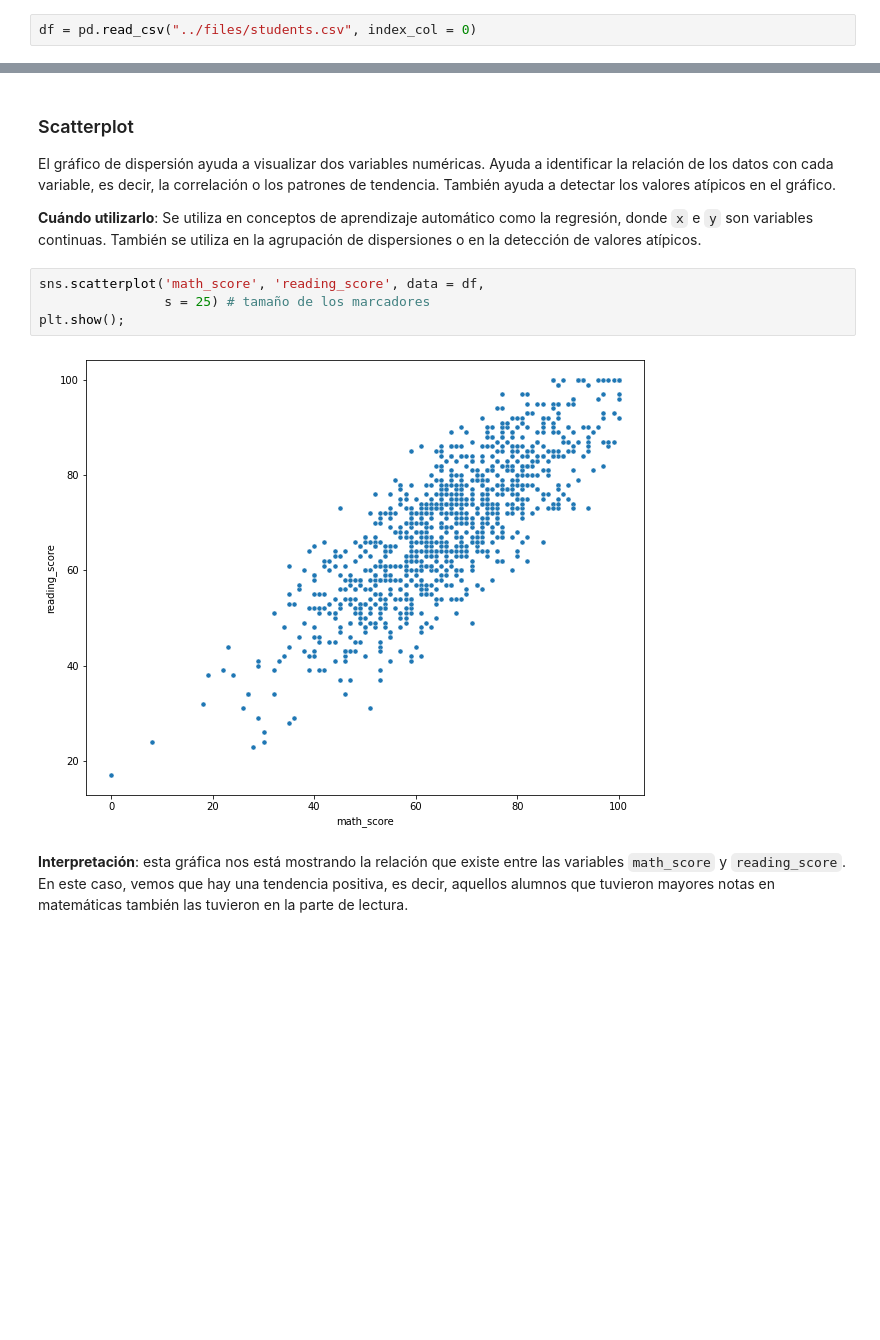
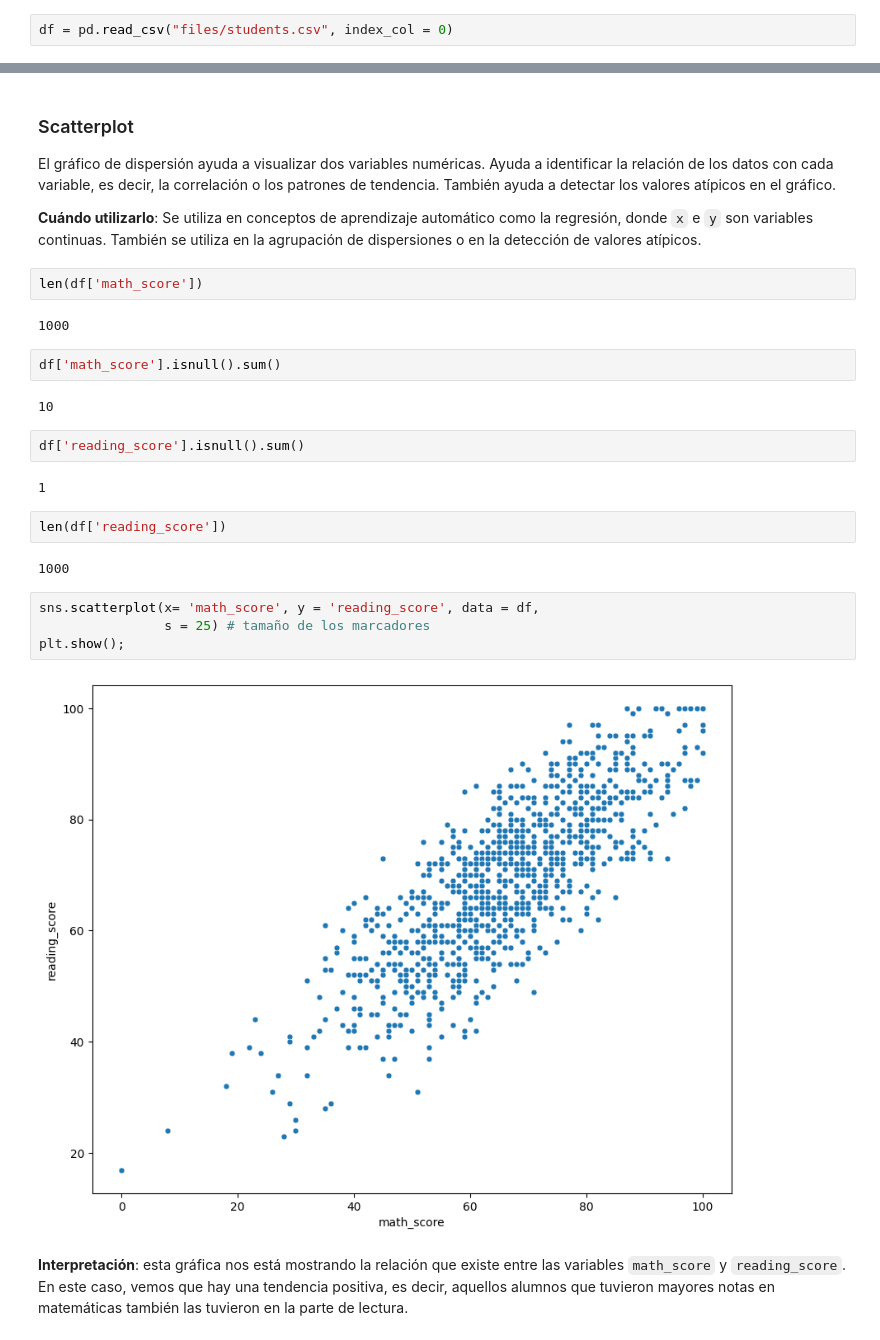
Before and after one commit to paulafuenteg/ejercicios_clase, a Jupyter notebook: EDA/EDA-III_Analisis-Exploratorio-Grafico.ipynb, the cells around one changed output, grey strips where cells are left out. Saved outputs shown, nothing was run; the diff lists cells and outputs as text; blank space fills up the shorter version.

```diff
--- a/EDA/EDA-III_Analisis-Exploratorio-Grafico.ipynb
+++ b/EDA/EDA-III_Analisis-Exploratorio-Grafico.ipynb
@@ -30,7 +30,7 @@ warnings.filterwarnings('ignore')
 # %% [markdown]
 En esta lección seguiremos trabajando con el *DataFrame* de datos de los estudiantes. Lo cargamos 👇🏽:
 # %%
-df = pd.read_csv("../files/students.csv", index_col = 0)
+df = pd.read_csv("files/students.csv", index_col = 0)
 # %%
 nuevas_columnas = {col: col.replace(" ", "_") for col in df.columns}
 df.rename(columns = nuevas_columnas, inplace = True)
@@ -66,12 +66,28 @@ A modo de recordatorio, las variables numéricas o continuas son aquellas que ti
 El gráfico de dispersión ayuda a visualizar dos variables numéricas. Ayuda a identificar la relación de los datos con cada variable, es decir, la correlación o los patrones de tendencia. También ayuda a detectar los valores atípicos en el gráfico.
 
 **Cuándo utilizarlo**: Se utiliza en conceptos de aprendizaje automático como la regresión, donde `x` e `y` son variables continuas. También se utiliza en la agrupación de dispersiones o en la detección de valores atípicos.
+# %%
+len(df['math_score'])
+# %% [output]
+1000
+# %%
+df['math_score'].isnull().sum()
+# %% [output]
+10
+# %%
+df['reading_score'].isnull().sum()
+# %% [output]
+1
+# %%
+len(df['reading_score'])
+# %% [output]
+1000
 # %%
-sns.scatterplot('math_score', 'reading_score', data = df,
+sns.scatterplot(x= 'math_score', y = 'reading_score', data = df,
                 s = 25) # tamaño de los marcadores
 plt.show();
 # %% [output]
-[figure, old version]
+[figure, new version]
 # %% [markdown]
 **Interpretación**: esta gráfica nos está mostrando la relación que existe entre las variables `math_score` y `reading_score`. En este caso, vemos que hay una tendencia positiva, es decir, aquellos alumnos que tuvieron mayores notas en matemáticas también las tuvieron en la parte de lectura.
 # %% [markdown]
```
Also changed, not shown: parts of 27 cells of this notebook, 10 other files.
